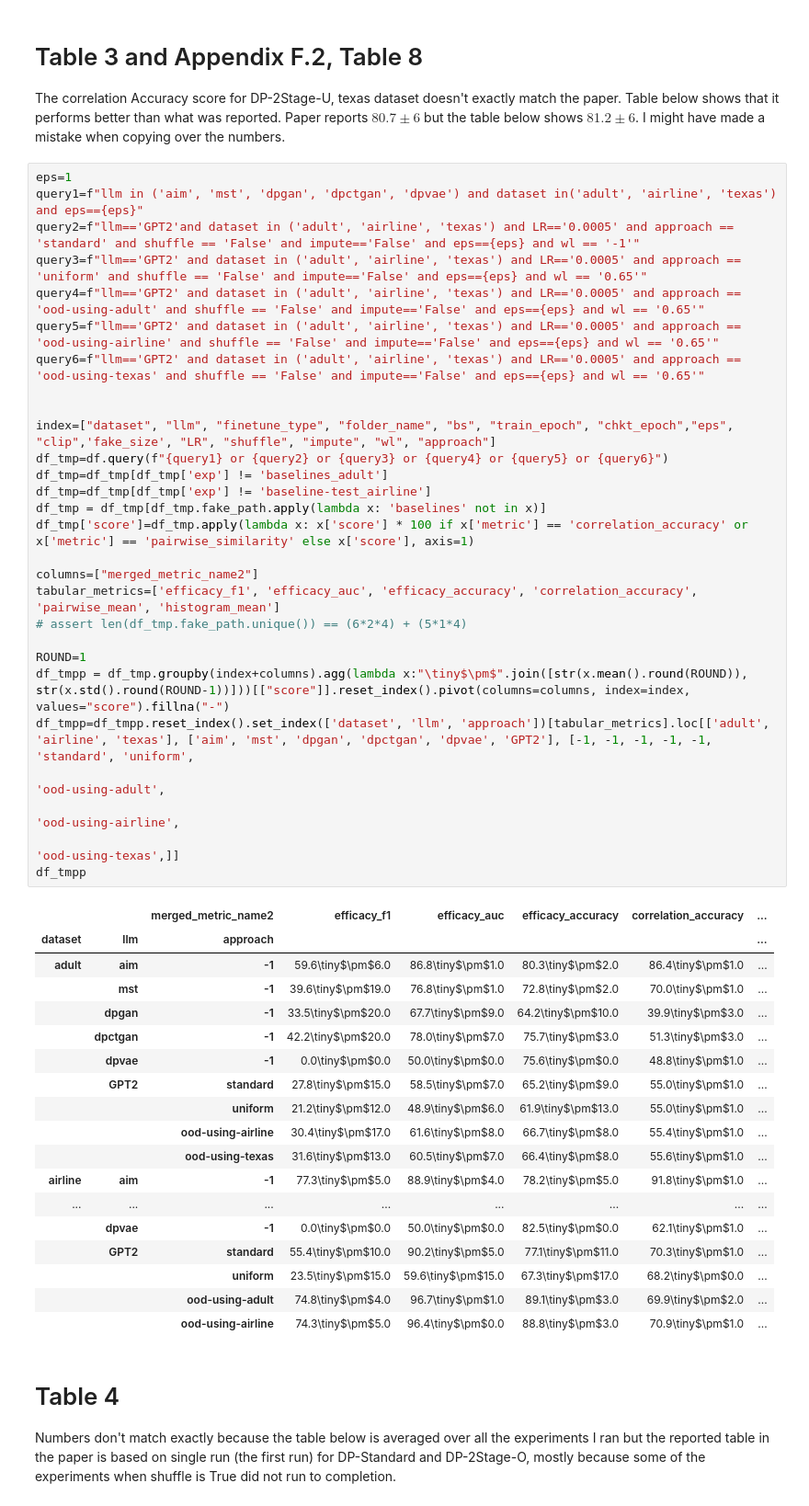
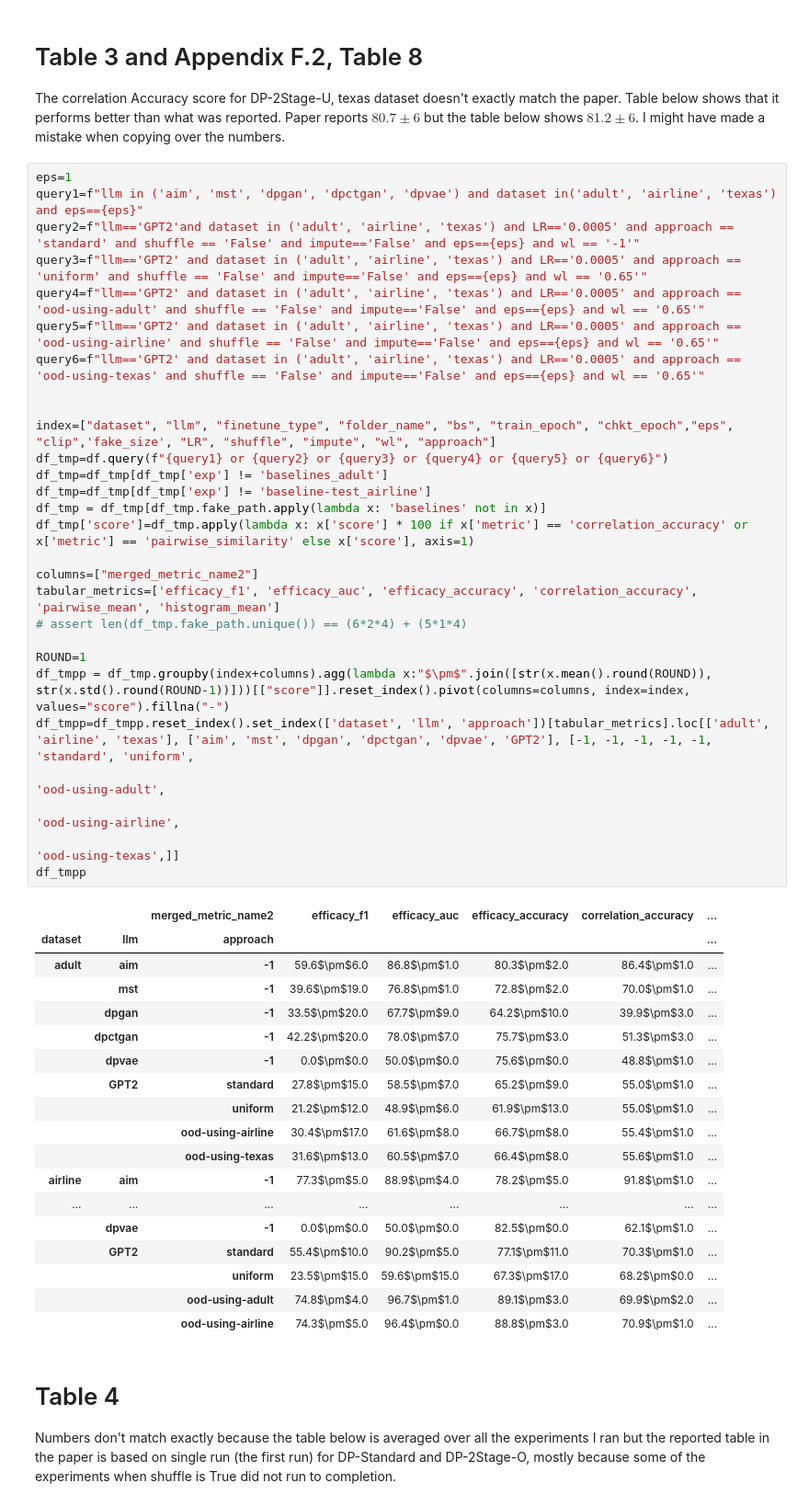
Before and after one commit to tejuafonja/DP-2Stage, a Jupyter notebook: notebooks/tables.ipynb, the cells around one changed output. Shown at 92% size. Cells and saved outputs as stored; diff of their text form.

```diff
--- a/notebooks/tables.ipynb
+++ b/notebooks/tables.ipynb
@@ -103,50 +103,50 @@ The correlation Accuracy score for DP-2Stage-U, texas dataset doesn't exactly ma
 # %%
 eps=1
 query1=f"llm in ('aim', 'mst', 'dpgan', 'dpctgan', 'dpvae') and dataset in('adult', 'airline', 'texas') and eps=={eps}"
 query2=f"llm=='GPT2'and dataset in ('adult', 'airline', 'texas') and LR=='0.0005' and approach == 'standard' and shuffle == 'False' and impute=='False' and eps=={eps} and wl == '-1'"
 query3=f"llm=='GPT2' and dataset in ('adult', 'airline', 'texas') and LR=='0.0005' and approach == 'uniform' and shuffle == 'False' and impute=='False' and eps=={eps} and wl == '0.65'"
 query4=f"llm=='GPT2' and dataset in ('adult', 'airline', 'texas') and LR=='0.0005' and approach == 'ood-using-adult' and shuffle == 'False' and impute=='False' and eps=={eps} and wl == '0.65'"
 query5=f"llm=='GPT2' and dataset in ('adult', 'airline', 'texas') and LR=='0.0005' and approach == 'ood-using-airline' and shuffle == 'False' and impute=='False' and eps=={eps} and wl == '0.65'"
 query6=f"llm=='GPT2' and dataset in ('adult', 'airline', 'texas') and LR=='0.0005' and approach == 'ood-using-texas' and shuffle == 'False' and impute=='False' and eps=={eps} and wl == '0.65'"
 
 
 index=["dataset", "llm", "finetune_type", "folder_name", "bs", "train_epoch", "chkt_epoch","eps", "clip",'fake_size', "LR", "shuffle", "impute", "wl", "approach"]
 df_tmp=df.query(f"{query1} or {query2} or {query3} or {query4} or {query5} or {query6}")
 df_tmp=df_tmp[df_tmp['exp'] != 'baselines_adult']
 df_tmp=df_tmp[df_tmp['exp'] != 'baseline-test_airline']
 df_tmp = df_tmp[df_tmp.fake_path.apply(lambda x: 'baselines' not in x)]
 df_tmp['score']=df_tmp.apply(lambda x: x['score'] * 100 if x['metric'] == 'correlation_accuracy' or x['metric'] == 'pairwise_similarity' else x['score'], axis=1)
 
 columns=["merged_metric_name2"]
 tabular_metrics=['efficacy_f1', 'efficacy_auc', 'efficacy_accuracy', 'correlation_accuracy', 'pairwise_mean', 'histogram_mean']
 # assert len(df_tmp.fake_path.unique()) == (6*2*4) + (5*1*4)
 
 ROUND=1
-df_tmpp = df_tmp.groupby(index+columns).agg(lambda x:"\tiny$\pm$".join([str(x.mean().round(ROUND)), str(x.std().round(ROUND-1))]))[["score"]].reset_index().pivot(columns=columns, index=index, values="score").fillna("-")
+df_tmpp = df_tmp.groupby(index+columns).agg(lambda x:"$\pm$".join([str(x.mean().round(ROUND)), str(x.std().round(ROUND-1))]))[["score"]].reset_index().pivot(columns=columns, index=index, values="score").fillna("-")
 df_tmpp=df_tmpp.reset_index().set_index(['dataset', 'llm', 'approach'])[tabular_metrics].loc[['adult', 'airline', 'texas'], ['aim', 'mst', 'dpgan', 'dpctgan', 'dpvae', 'GPT2'], [-1, -1, -1, -1, -1, 'standard', 'uniform',
                                                                                                                                                                                          'ood-using-adult',
                                                                                                                                                                                          'ood-using-airline',
                                                                                                                                                                                          'ood-using-texas',]]
 df_tmpp
 # %% [output]
 |  |  | merged_metric_name2 | efficacy_f1 | efficacy_auc | efficacy_accuracy | correlation_accuracy | ... |
 | dataset | llm | approach |  |  |  |  | ... |
-| adult | aim | -1 | 59.6\tiny$\pm$6.0 | 86.8\tiny$\pm$1.0 | 80.3\tiny$\pm$2.0 | 86.4\tiny$\pm$1.0 | ... |
-|  | mst | -1 | 39.6\tiny$\pm$19.0 | 76.8\tiny$\pm$1.0 | 72.8\tiny$\pm$2.0 | 70.0\tiny$\pm$1.0 | ... |
-|  | dpgan | -1 | 33.5\tiny$\pm$20.0 | 67.7\tiny$\pm$9.0 | 64.2\tiny$\pm$10.0 | 39.9\tiny$\pm$3.0 | ... |
-|  | dpctgan | -1 | 42.2\tiny$\pm$20.0 | 78.0\tiny$\pm$7.0 | 75.7\tiny$\pm$3.0 | 51.3\tiny$\pm$3.0 | ... |
-|  | dpvae | -1 | 0.0\tiny$\pm$0.0 | 50.0\tiny$\pm$0.0 | 75.6\tiny$\pm$0.0 | 48.8\tiny$\pm$1.0 | ... |
-|  | GPT2 | standard | 27.8\tiny$\pm$15.0 | 58.5\tiny$\pm$7.0 | 65.2\tiny$\pm$9.0 | 55.0\tiny$\pm$1.0 | ... |
-|  |  | uniform | 21.2\tiny$\pm$12.0 | 48.9\tiny$\pm$6.0 | 61.9\tiny$\pm$13.0 | 55.0\tiny$\pm$1.0 | ... |
-|  |  | ood-using-airline | 30.4\tiny$\pm$17.0 | 61.6\tiny$\pm$8.0 | 66.7\tiny$\pm$8.0 | 55.4\tiny$\pm$1.0 | ... |
-|  |  | ood-using-texas | 31.6\tiny$\pm$13.0 | 60.5\tiny$\pm$7.0 | 66.4\tiny$\pm$8.0 | 55.6\tiny$\pm$1.0 | ... |
-| airline | aim | -1 | 77.3\tiny$\pm$5.0 | 88.9\tiny$\pm$4.0 | 78.2\tiny$\pm$5.0 | 91.8\tiny$\pm$1.0 | ... |
+| adult | aim | -1 | 59.6$\pm$6.0 | 86.8$\pm$1.0 | 80.3$\pm$2.0 | 86.4$\pm$1.0 | ... |
+|  | mst | -1 | 39.6$\pm$19.0 | 76.8$\pm$1.0 | 72.8$\pm$2.0 | 70.0$\pm$1.0 | ... |
+|  | dpgan | -1 | 33.5$\pm$20.0 | 67.7$\pm$9.0 | 64.2$\pm$10.0 | 39.9$\pm$3.0 | ... |
+|  | dpctgan | -1 | 42.2$\pm$20.0 | 78.0$\pm$7.0 | 75.7$\pm$3.0 | 51.3$\pm$3.0 | ... |
+|  | dpvae | -1 | 0.0$\pm$0.0 | 50.0$\pm$0.0 | 75.6$\pm$0.0 | 48.8$\pm$1.0 | ... |
+|  | GPT2 | standard | 27.8$\pm$15.0 | 58.5$\pm$7.0 | 65.2$\pm$9.0 | 55.0$\pm$1.0 | ... |
+|  |  | uniform | 21.2$\pm$12.0 | 48.9$\pm$6.0 | 61.9$\pm$13.0 | 55.0$\pm$1.0 | ... |
+|  |  | ood-using-airline | 30.4$\pm$17.0 | 61.6$\pm$8.0 | 66.7$\pm$8.0 | 55.4$\pm$1.0 | ... |
+|  |  | ood-using-texas | 31.6$\pm$13.0 | 60.5$\pm$7.0 | 66.4$\pm$8.0 | 55.6$\pm$1.0 | ... |
+| airline | aim | -1 | 77.3$\pm$5.0 | 88.9$\pm$4.0 | 78.2$\pm$5.0 | 91.8$\pm$1.0 | ... |
 | ... | ... | ... | ... | ... | ... | ... | ... |
-|  | dpvae | -1 | 0.0\tiny$\pm$0.0 | 50.0\tiny$\pm$0.0 | 82.5\tiny$\pm$0.0 | 62.1\tiny$\pm$1.0 | ... |
-|  | GPT2 | standard | 55.4\tiny$\pm$10.0 | 90.2\tiny$\pm$5.0 | 77.1\tiny$\pm$11.0 | 70.3\tiny$\pm$1.0 | ... |
-|  |  | uniform | 23.5\tiny$\pm$15.0 | 59.6\tiny$\pm$15.0 | 67.3\tiny$\pm$17.0 | 68.2\tiny$\pm$0.0 | ... |
-|  |  | ood-using-adult | 74.8\tiny$\pm$4.0 | 96.7\tiny$\pm$1.0 | 89.1\tiny$\pm$3.0 | 69.9\tiny$\pm$2.0 | ... |
-|  |  | ood-using-airline | 74.3\tiny$\pm$5.0 | 96.4\tiny$\pm$0.0 | 88.8\tiny$\pm$3.0 | 70.9\tiny$\pm$1.0 | ... |
+|  | dpvae | -1 | 0.0$\pm$0.0 | 50.0$\pm$0.0 | 82.5$\pm$0.0 | 62.1$\pm$1.0 | ... |
+|  | GPT2 | standard | 55.4$\pm$10.0 | 90.2$\pm$5.0 | 77.1$\pm$11.0 | 70.3$\pm$1.0 | ... |
+|  |  | uniform | 23.5$\pm$15.0 | 59.6$\pm$15.0 | 67.3$\pm$17.0 | 68.2$\pm$0.0 | ... |
+|  |  | ood-using-adult | 74.8$\pm$4.0 | 96.7$\pm$1.0 | 89.1$\pm$3.0 | 69.9$\pm$2.0 | ... |
+|  |  | ood-using-airline | 74.3$\pm$5.0 | 96.4$\pm$0.0 | 88.8$\pm$3.0 | 70.9$\pm$1.0 | ... |
 # %% [markdown]
 # Table 4
 
```
Also changed, not shown: parts of 4 cells of this notebook.
